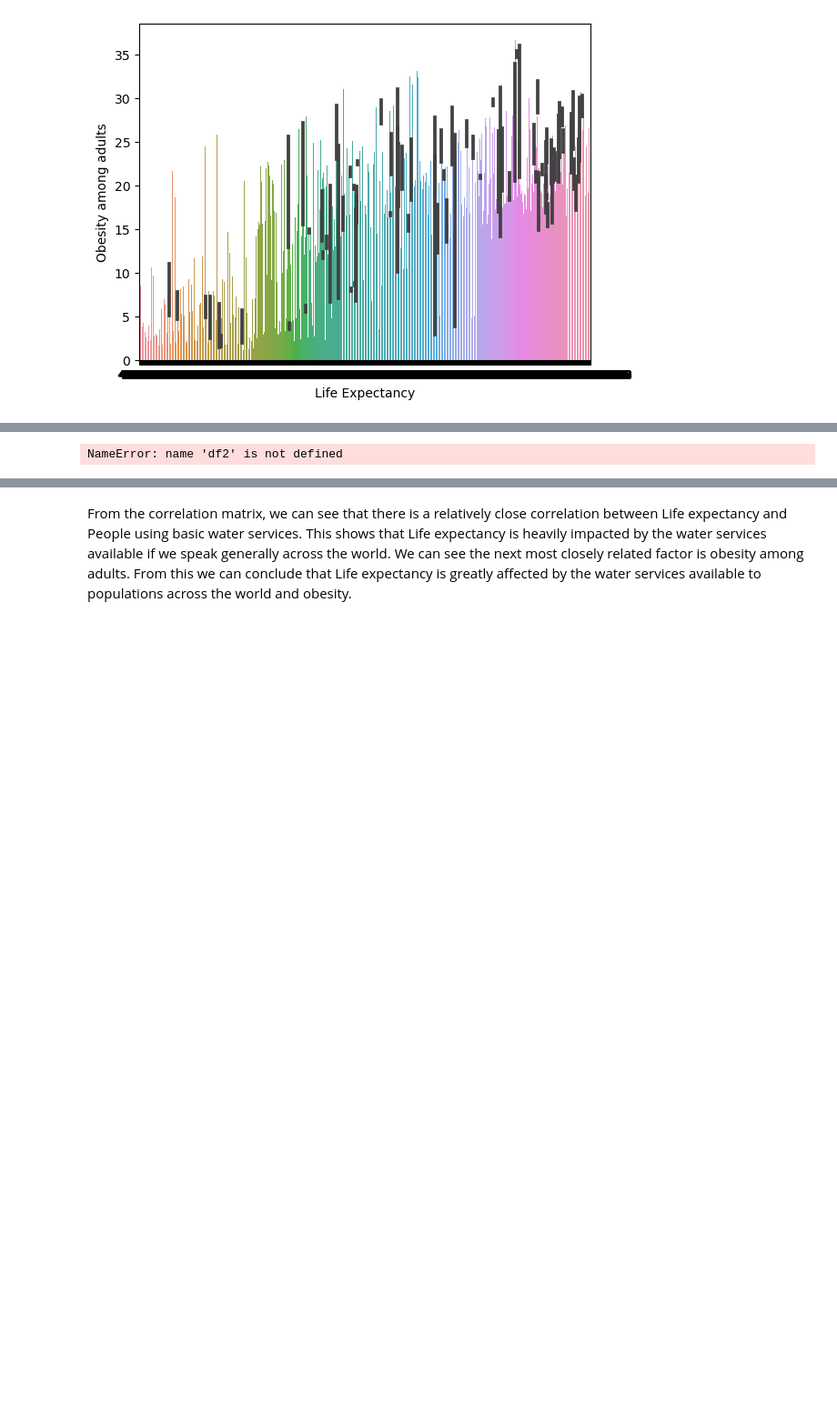
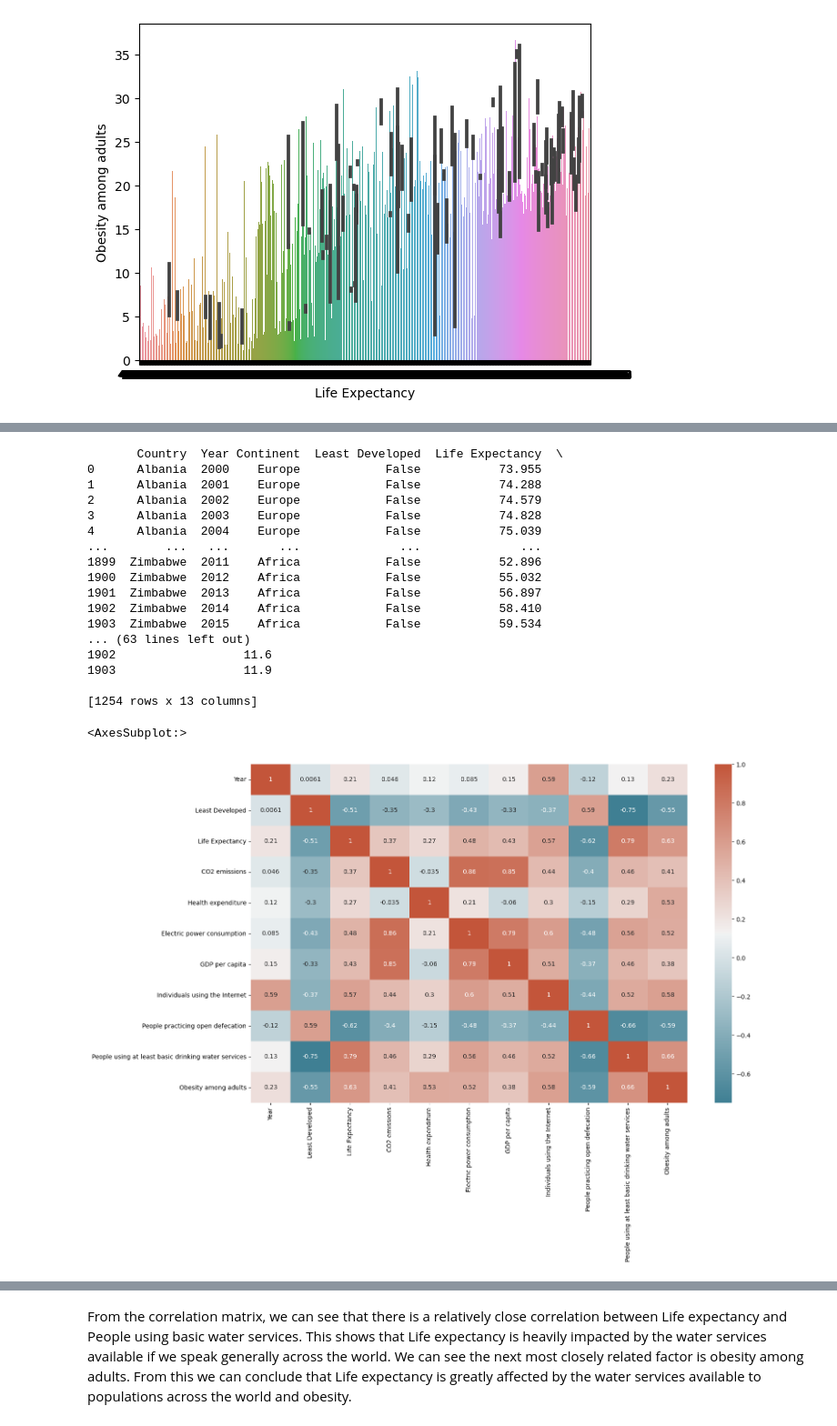
Before and after one commit to ubco-W2022T2-data301/project-group-group28, a Jupyter notebook: analysis/analysis2.ipynb, the cells around one changed output, grey strips where cells are left out. Shown: that part at 91% size. Cells and saved outputs as stored; diff of their text form; code cells hidden in the pictures; blank space fills up the shorter version.

```diff
--- a/analysis/analysis2.ipynb
+++ b/analysis/analysis2.ipynb
@@ -143,6 +157,25 @@ KeyError: "['Forest area', 'Individuals using the Internet', 'People practicing
 # %%
-
+plt.figure(figsize = (16,10))
+print(df2)
 corr2 = df2.corr()
-sns.heatmap(corr, xticklabels=corr.columns, yticklabels=corr.columns, annot=True, cmap=sns.diverging_palette(220, 20, as_cmap=True))
+sns.heatmap(corr2, xticklabels=corr2.columns, yticklabels=corr2.columns, annot=True, cmap=sns.diverging_palette(220, 20, as_cmap=True))
 # %% [output]
-NameError: name 'df2' is not defined
+       Country  Year Continent  Least Developed  Life Expectancy  \
+0      Albania  2000    Europe            False           73.955
+1      Albania  2001    Europe            False           74.288
+2      Albania  2002    Europe            False           74.579
+3      Albania  2003    Europe            False           74.828
+4      Albania  2004    Europe            False           75.039
+...        ...   ...       ...              ...              ...
+1899  Zimbabwe  2011    Africa            False           52.896
+1900  Zimbabwe  2012    Africa            False           55.032
+1901  Zimbabwe  2013    Africa            False           56.897
+1902  Zimbabwe  2014    Africa            False           58.410
+1903  Zimbabwe  2015    Africa            False           59.534
+... (63 lines left out)
+1902                  11.6
+1903                  11.9
+
+[1254 rows x 13 columns]
+<AxesSubplot:>
+[figure, added]
```
Also changed, not shown: parts of 8 cells of this notebook.
